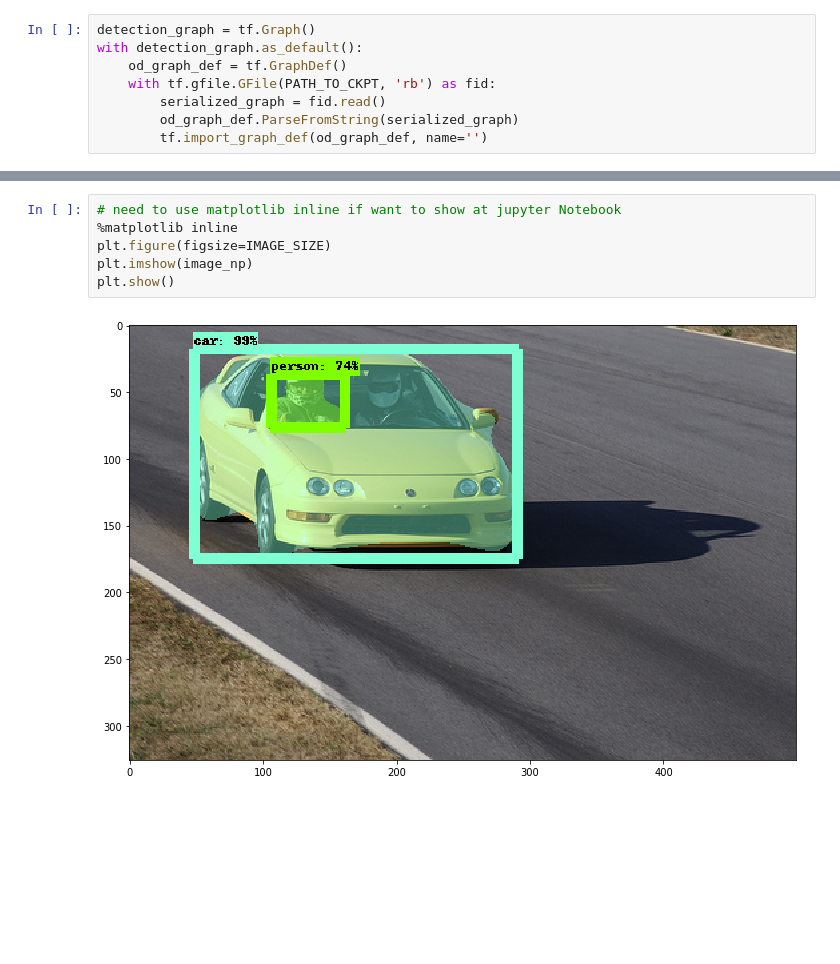
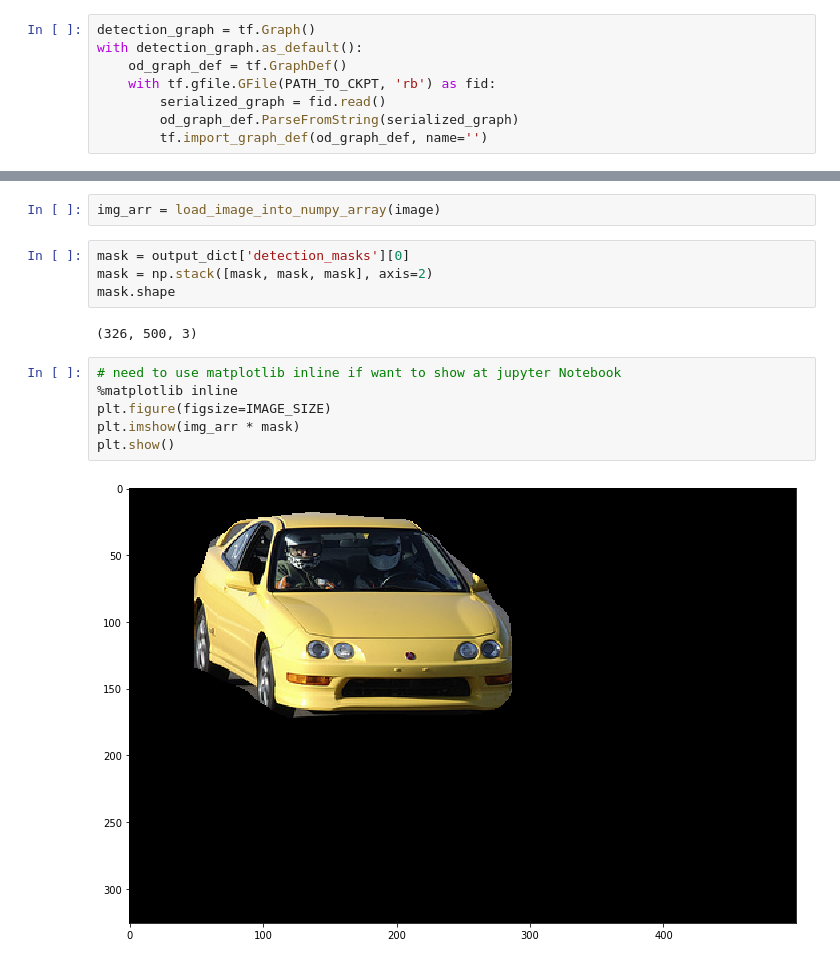
Before and after one commit to iPhaeton/car_identification, a Jupyter notebook: segmentation.ipynb, the cells around one changed output, grey strips where cells are left out. Drawn from its saved outputs; the diff is of its cells as text; blank space fills up the shorter version.

Commit message:
Can apply mask to images

```diff
--- a/segmentation.ipynb
+++ b/segmentation.ipynb
@@ -129,8 +133,16 @@ array([[[108, 107, 113],
+# %%
+img_arr = load_image_into_numpy_array(image)
+# %%
+mask = output_dict['detection_masks'][0]
+mask = np.stack([mask, mask, mask], axis=2)
+mask.shape
+# %% [output]
+(326, 500, 3)
 # %%
 # need to use matplotlib inline if want to show at jupyter Notebook
 %matplotlib inline
 plt.figure(figsize=IMAGE_SIZE)
-plt.imshow(image_np)
+plt.imshow(img_arr * mask)
 plt.show()
 # %% [output]
-[figure, old version]
+[figure, new version]
```
Also changed, not shown: parts of 4 cells of this notebook, 1 other file.
